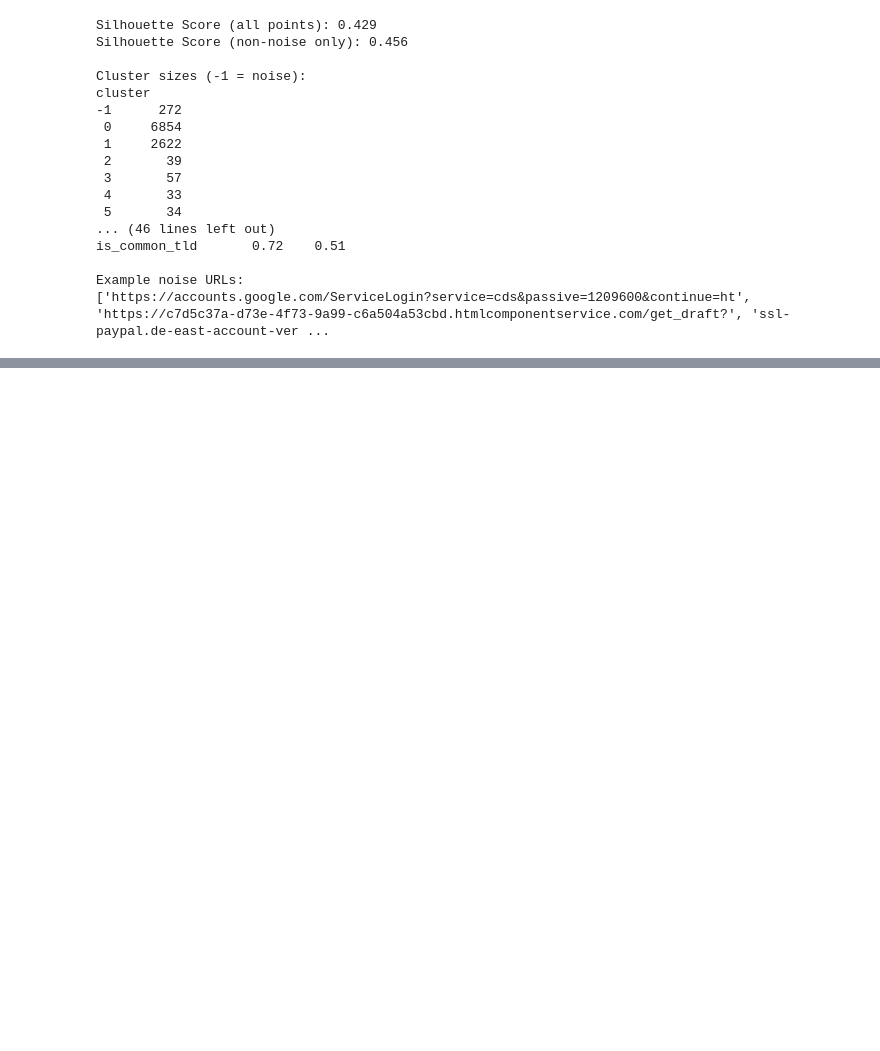
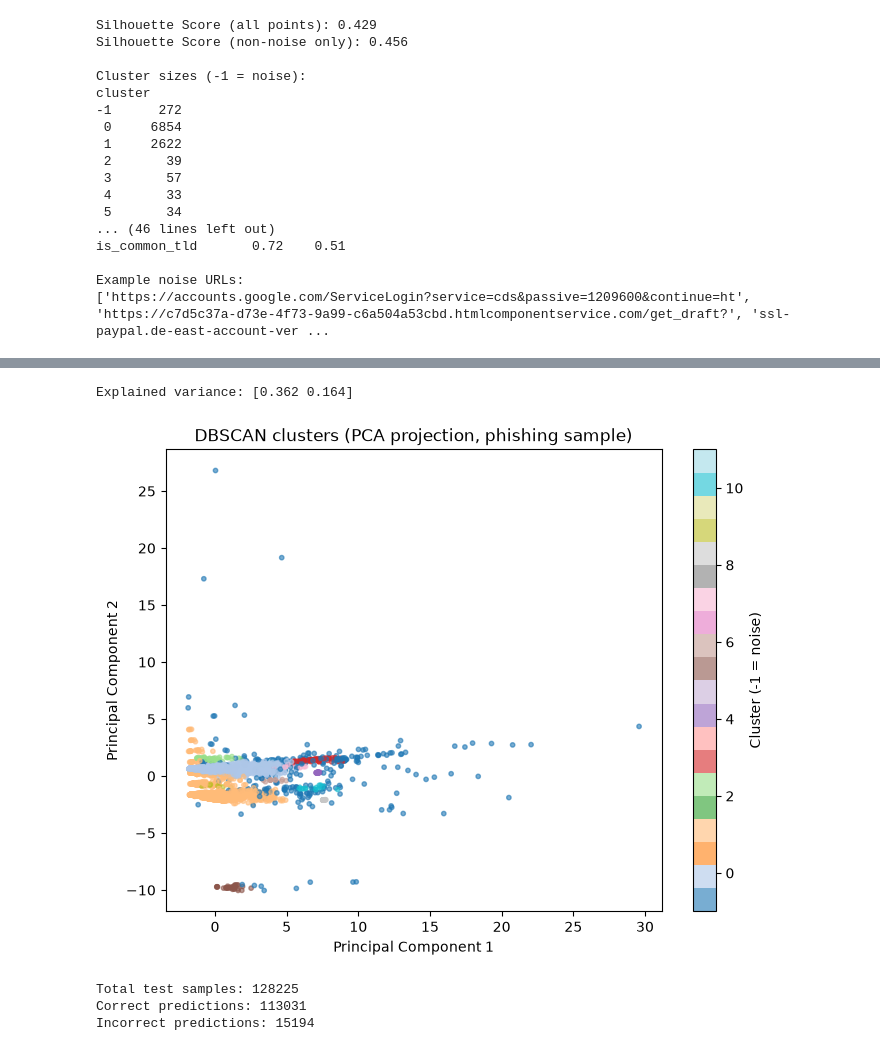
Before and after one commit to ishita105517194/COS30049---Assignment-2-, a Jupyter notebook: Phishing_URL_Detection.ipynb, the cells around one changed output, grey strips where cells are left out. Saved outputs shown, nothing was run; the diff lists cells and outputs as text; code cells hidden in the pictures; blank space fills up the shorter version.

```diff
--- a/Phishing_URL_Detection.ipynb
+++ b/Phishing_URL_Detection.ipynb
@@ -750,0 +769,50 @@ print(
+# %%
+from sklearn.decomposition import PCA
+
+pca = PCA(n_components=2, random_state=42)
+
+X_pca = pca.fit_transform(X_cluster_scaled)
+
+print(
+    "Explained variance:",
+    pca.explained_variance_ratio_.round(3)
+)
+
+plt.figure(figsize=(8, 6))
+
+plt.scatter(
+    X_pca[:, 0],
+    X_pca[:, 1],
+    c=labels,
+    cmap="tab20",
+    s=10,
+    alpha=0.6
+)
+
+plt.title("DBSCAN clusters (PCA projection, phishing sample)")
+plt.xlabel("Principal Component 1")
+plt.ylabel("Principal Component 2")
+plt.colorbar(label="Cluster (-1 = noise)")
+plt.show()
+# %% [output]
+Explained variance: [0.362 0.164]
+[figure, added]
+# %%
+# Random Forest error analysis
+
+error_df = X_test.copy()
+
+error_df["actual"] = y_test.values
+error_df["predicted"] = y_pred
+
+error_df["correct"] = (
+    error_df["actual"] == error_df["predicted"]
+)
+
+print("Total test samples:", len(error_df))
+print("Correct predictions:", error_df["correct"].sum())
+print("Incorrect predictions:", (~error_df["correct"]).sum())
+# %% [output]
+Total test samples: 128225
+Correct predictions: 113031
+Incorrect predictions: 15194
```
Also changed, not shown: parts of 8 cells of this notebook, 6 other files.
